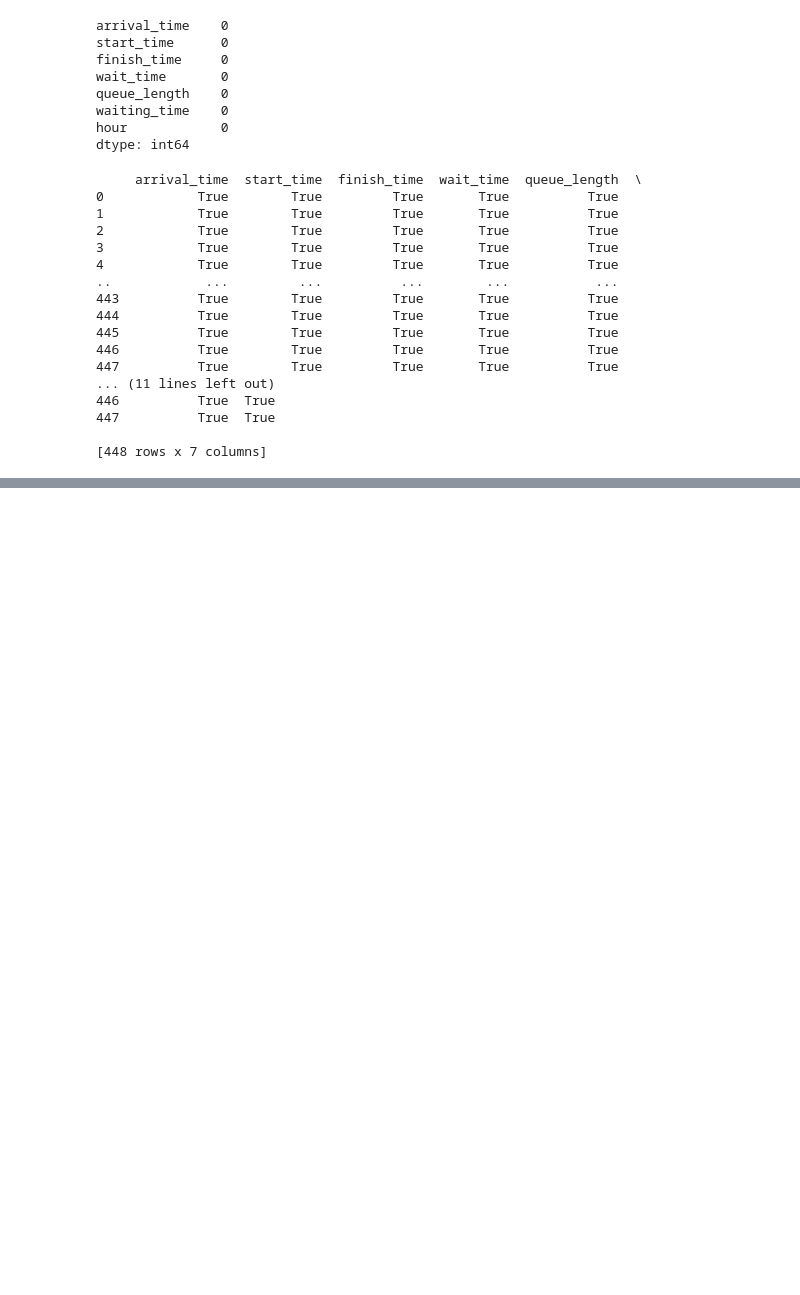
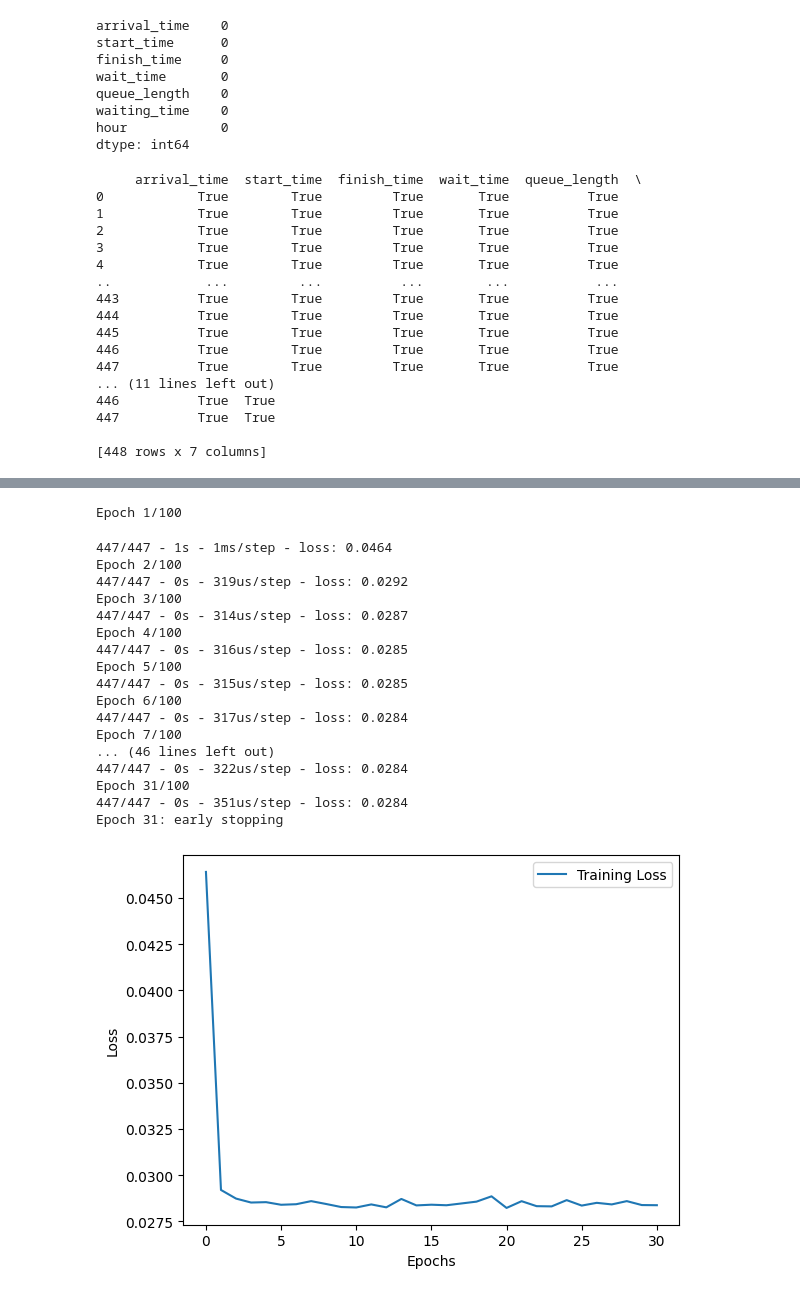
Before and after one commit to lyw142/RestaurantQueueingSystem, a Jupyter notebook: src/main/python/QueueSystem2.ipynb, the cells around one changed output, grey strips where cells are left out. Cells and saved outputs as stored; diff of their text form; code cells hidden in the pictures; blank space fills up the shorter version.

```diff
--- a/src/main/python/QueueSystem2.ipynb
+++ b/src/main/python/QueueSystem2.ipynb
@@ -307,21 +272,89 @@ Successfully installed astunparse-1.6.3 flatbuffers-24.3.25 gast-0.6.0 google-pa
 # %%
 from keras.models import Sequential
 from keras.layers import LSTM, Dense, Dropout
 from keras.callbacks import EarlyStopping
 from sklearn.metrics import mean_squared_error
 import numpy as np
 import matplotlib.pyplot as plt
 
 # Assuming 'train' is your training set
 train_features = train[['wait_time']].values.astype(float)
 
 # Apply Min-Max scaling to the training data
 scaler = MinMaxScaler(feature_range=(0, 1))
 train_features_scaled = scaler.fit_transform(train_features)
 
 # Create the training dataset with look back
 look_back = 1
 train_X, train_y = create_dataset(train_features_scaled, look_back)
 
 # Reshape the input data to be in the form [samples, time steps, features]
 train_X = np.reshape(train_X, (train_X.shape[0], 1, train_X.shape[1]))
+
+# Build LSTM model
+model = Sequential()
+model.add(LSTM(50, input_shape=(1, look_back)))
+model.add(Dense(1))
+model.compile(loss='mean_squared_error', optimizer='adam')
+
+# Early stopping to prevent overfitting
+early_stopping = EarlyStopping(monitor='loss', patience=10, verbose=1)
+
+# Train the model
+history = model.fit(train_X, train_y, epochs=100, batch_size=1, verbose=2, callbacks=[early_stopping])
+
+# Plot training loss
+plt.plot(history.history['loss'], label='Training Loss')
+plt.xlabel('Epochs')
+plt.ylabel('Loss')
+plt.legend()
+plt.show()
+
+# Assuming 'test' is your test set
+test_features = test[['wait_time']].values.astype(float)
+
+# Apply Min-Max scaling to the test data
+test_features_scaled = scaler.transform(test_features)
+
+# Create the test dataset with look back
+test_X, test_y = create_dataset(test_features_scaled, look_back)
+
+# Reshape the input data to be in the form [samples, time steps, features]
+test_X = np.reshape(test_X, (test_X.shape[0], 1, test_X.shape[1]))
+
+# Make predictions on the test set
+test_predict = model.predict(test_X)
+
+# Inverse transform the predictions to the original scale
+test_predict = scaler.inverse_transform(test_predict)
+test_y = scaler.inverse_transform([test_y])
+
+# Calculate MSE
+mse = mean_squared_error(test_y.flatten(), test_predict.flatten())
+print(f'Mean Squared Error (MSE) on Test Data: {mse}')
+
+# Plot the results
+plt.plot(test_y.flatten(), label='Actual Wait Time (Test)')
+plt.plot(test_predict.flatten(), label='Predicted Wait Time (Test)')
+plt.legend()
+plt.show()
+# %% [output]
+Epoch 1/100
+447/447 - 1s - 1ms/step - loss: 0.0464
+Epoch 2/100
+447/447 - 0s - 319us/step - loss: 0.0292
+Epoch 3/100
+447/447 - 0s - 314us/step - loss: 0.0287
+Epoch 4/100
+447/447 - 0s - 316us/step - loss: 0.0285
+Epoch 5/100
+447/447 - 0s - 315us/step - loss: 0.0285
+Epoch 6/100
+447/447 - 0s - 317us/step - loss: 0.0284
+Epoch 7/100
+... (46 lines left out)
+447/447 - 0s - 322us/step - loss: 0.0284
+Epoch 31/100
+447/447 - 0s - 351us/step - loss: 0.0284
+Epoch 31: early stopping
+[figure, added]
```
Also changed, not shown: parts of 14 cells of this notebook, 1 other file.
